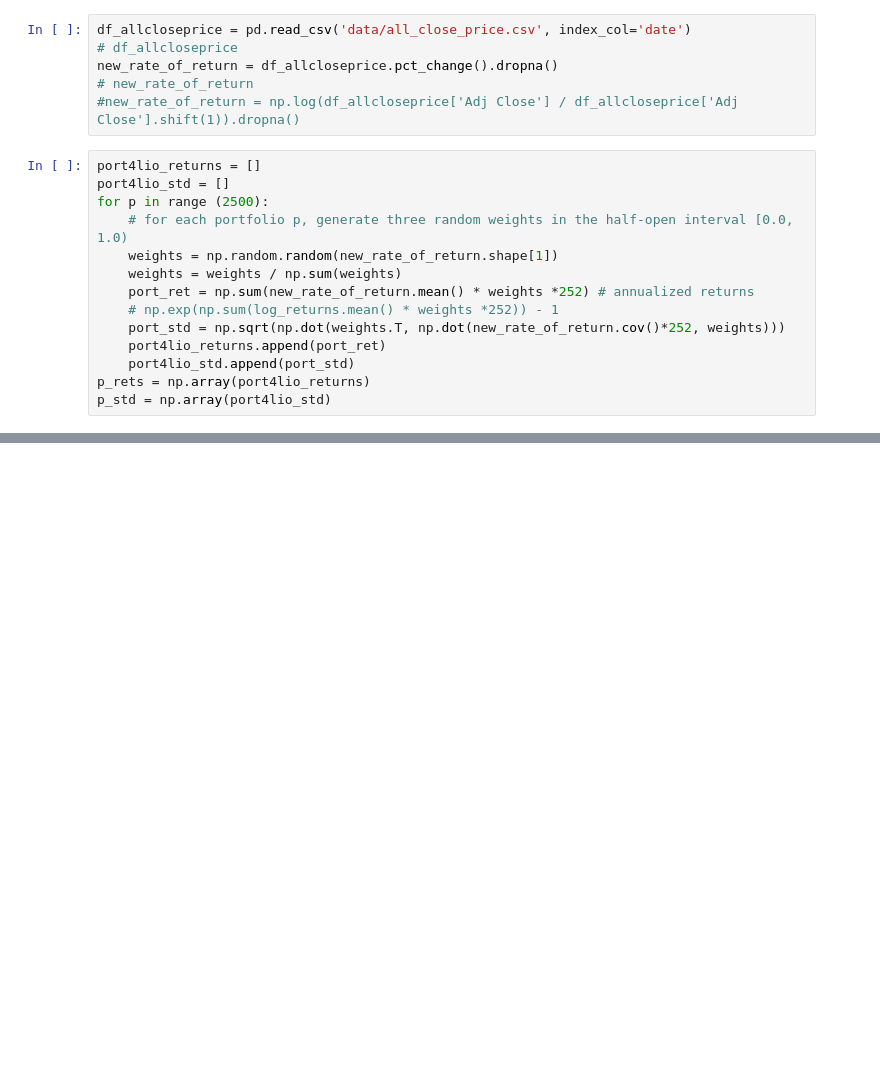
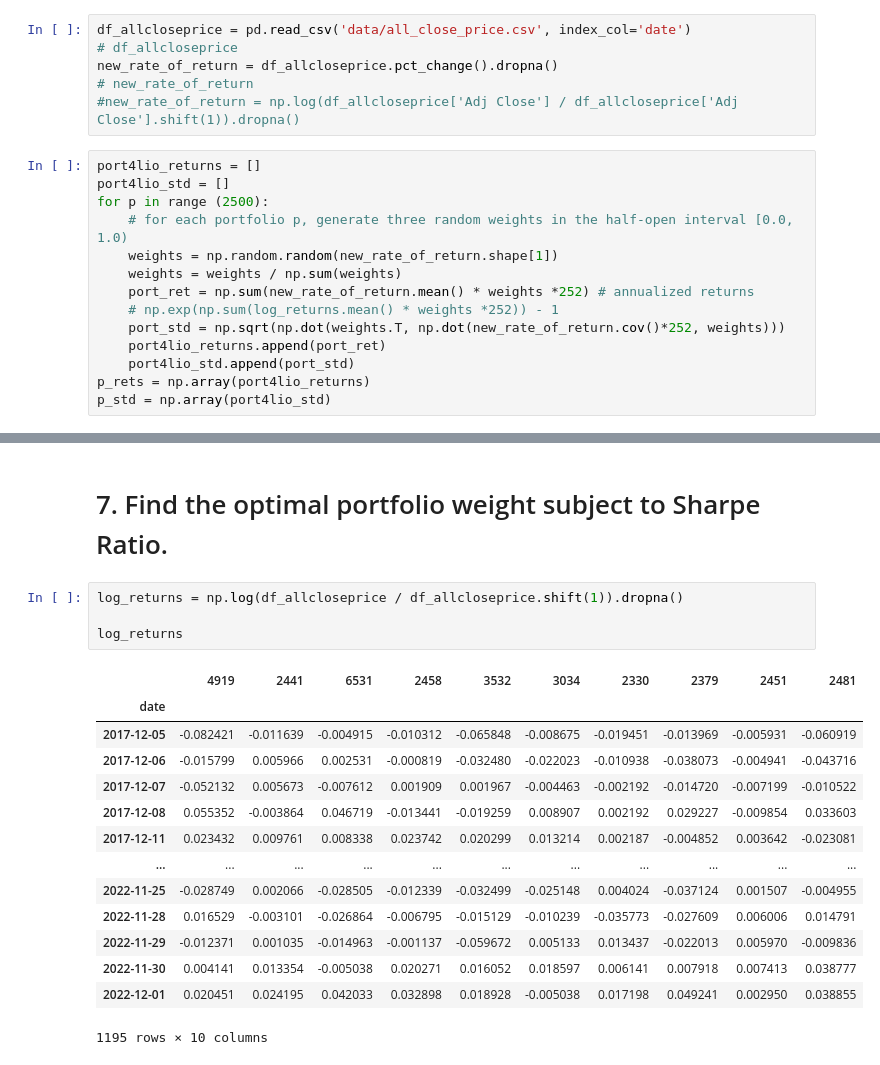
Before and after one commit to xuno8/DSS_project, a Jupyter notebook: main.ipynb, the cells around one changed output, grey strips where cells are left out. Cells and saved outputs as stored; diff of their text form; blank space fills up the shorter version.

```diff
--- a/main.ipynb
+++ b/main.ipynb
@@ -316,0 +299,21 @@ plt.show()
+# %% [markdown]
+# 7. Find the optimal portfolio weight subject to Sharpe Ratio.
+# %%
+log_returns = np.log(df_allcloseprice / df_allcloseprice.shift(1)).dropna()
+
+log_returns
+# %% [output]
+|  | 4919 | 2441 | 6531 | 2458 | 3532 | 3034 | 2330 | 2379 | 2451 | 2481 |
+| date |  |  |  |  |  |  |  |  |  |  |
+| 2017-12-05 | -0.082421 | -0.011639 | -0.004915 | -0.010312 | -0.065848 | -0.008675 | -0.019451 | -0.013969 | -0.005931 | -0.060919 |
+| 2017-12-06 | -0.015799 | 0.005966 | 0.002531 | -0.000819 | -0.032480 | -0.022023 | -0.010938 | -0.038073 | -0.004941 | -0.043716 |
+| 2017-12-07 | -0.052132 | 0.005673 | -0.007612 | 0.001909 | 0.001967 | -0.004463 | -0.002192 | -0.014720 | -0.007199 | -0.010522 |
+| 2017-12-08 | 0.055352 | -0.003864 | 0.046719 | -0.013441 | -0.019259 | 0.008907 | 0.002192 | 0.029227 | -0.009854 | 0.033603 |
+| 2017-12-11 | 0.023432 | 0.009761 | 0.008338 | 0.023742 | 0.020299 | 0.013214 | 0.002187 | -0.004852 | 0.003642 | -0.023081 |
+| ... | ... | ... | ... | ... | ... | ... | ... | ... | ... | ... |
+| 2022-11-25 | -0.028749 | 0.002066 | -0.028505 | -0.012339 | -0.032499 | -0.025148 | 0.004024 | -0.037124 | 0.001507 | -0.004955 |
+| 2022-11-28 | 0.016529 | -0.003101 | -0.026864 | -0.006795 | -0.015129 | -0.010239 | -0.035773 | -0.027609 | 0.006006 | 0.014791 |
+| 2022-11-29 | -0.012371 | 0.001035 | -0.014963 | -0.001137 | -0.059672 | 0.005133 | 0.013437 | -0.022013 | 0.005970 | -0.009836 |
+| 2022-11-30 | 0.004141 | 0.013354 | -0.005038 | 0.020271 | 0.016052 | 0.018597 | 0.006141 | 0.007918 | 0.007413 | 0.038777 |
+| 2022-12-01 | 0.020451 | 0.024195 | 0.042033 | 0.032898 | 0.018928 | -0.005038 | 0.017198 | 0.049241 | 0.002950 | 0.038855 |
+1195 rows × 10 columns
```
Also changed, not shown: parts of 26 cells of this notebook.
